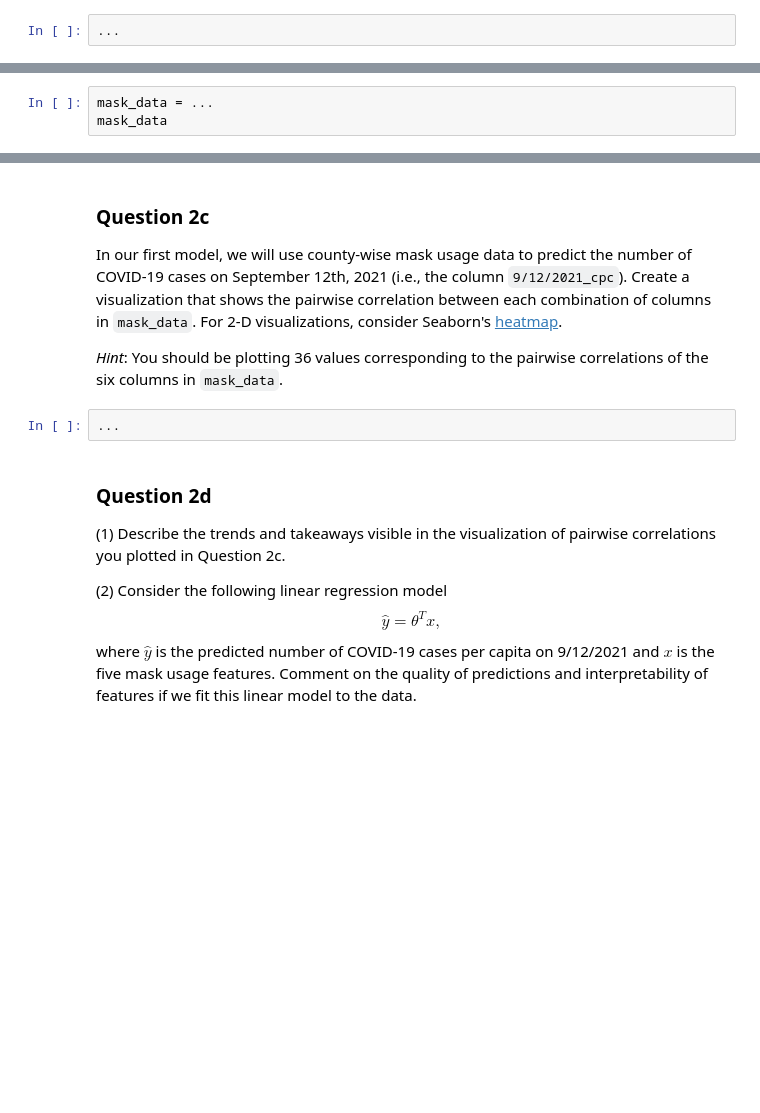
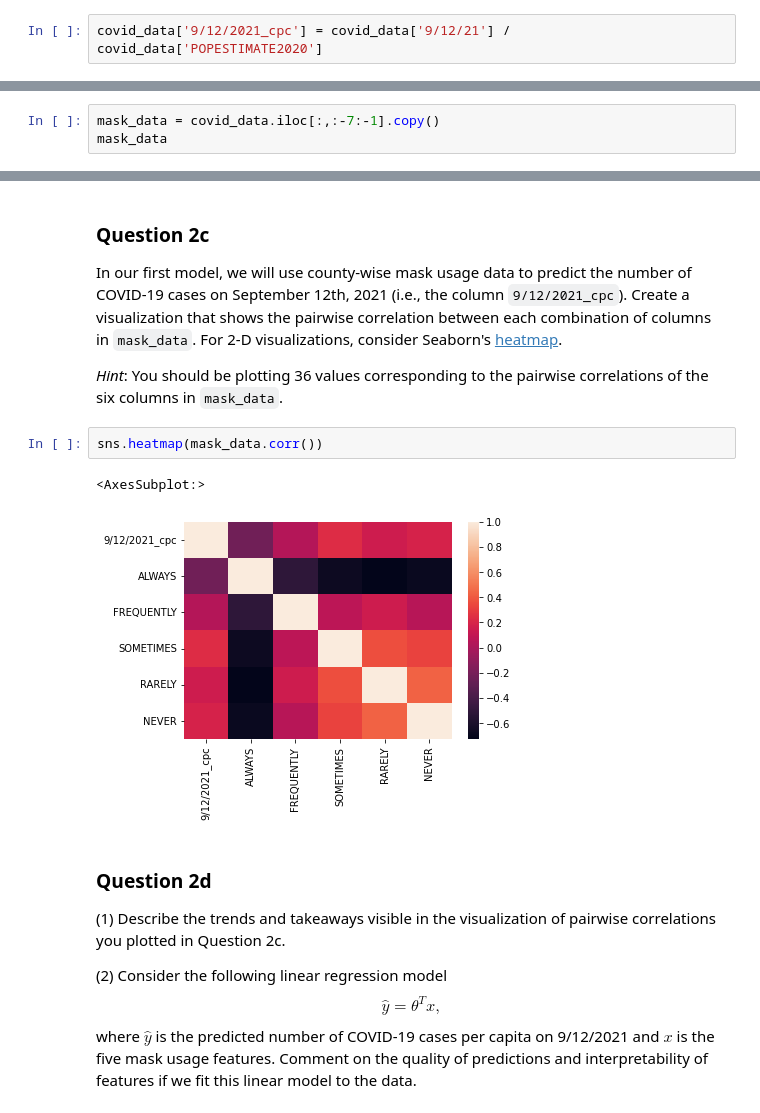
Before and after one commit to DS-100/sp22, a Jupyter notebook: hw/hw06/hw06.ipynb, the cells around one changed output, grey strips where cells are left out. Saved outputs shown, nothing was run; the diff lists cells and outputs as text; blank space fills up the shorter version.

```diff
--- a/hw/hw06/hw06.ipynb
+++ b/hw/hw06/hw06.ipynb
@@ -97,6 +116,6 @@ name: q2a
 points: 3
 -->
 # %%
-...
+covid_data['9/12/2021_cpc'] = covid_data['9/12/21'] / covid_data['POPESTIMATE2020']
 # %%
 grader.check("q2a")
@@ -116,3 +153,3 @@ points: 1
 # %%
-mask_data = ...
+mask_data = covid_data.iloc[:,:-7:-1].copy()
 mask_data
@@ -134,7 +187,10 @@ points: 3
 manual: True
 -->
 # %%
-...
+sns.heatmap(mask_data.corr())
+# %% [output]
+<AxesSubplot:>
+[figure, added]
 # %% [markdown]
 <!-- END QUESTION -->
 
```
Also changed, not shown: parts of 27 cells of this notebook, 5 other files.
